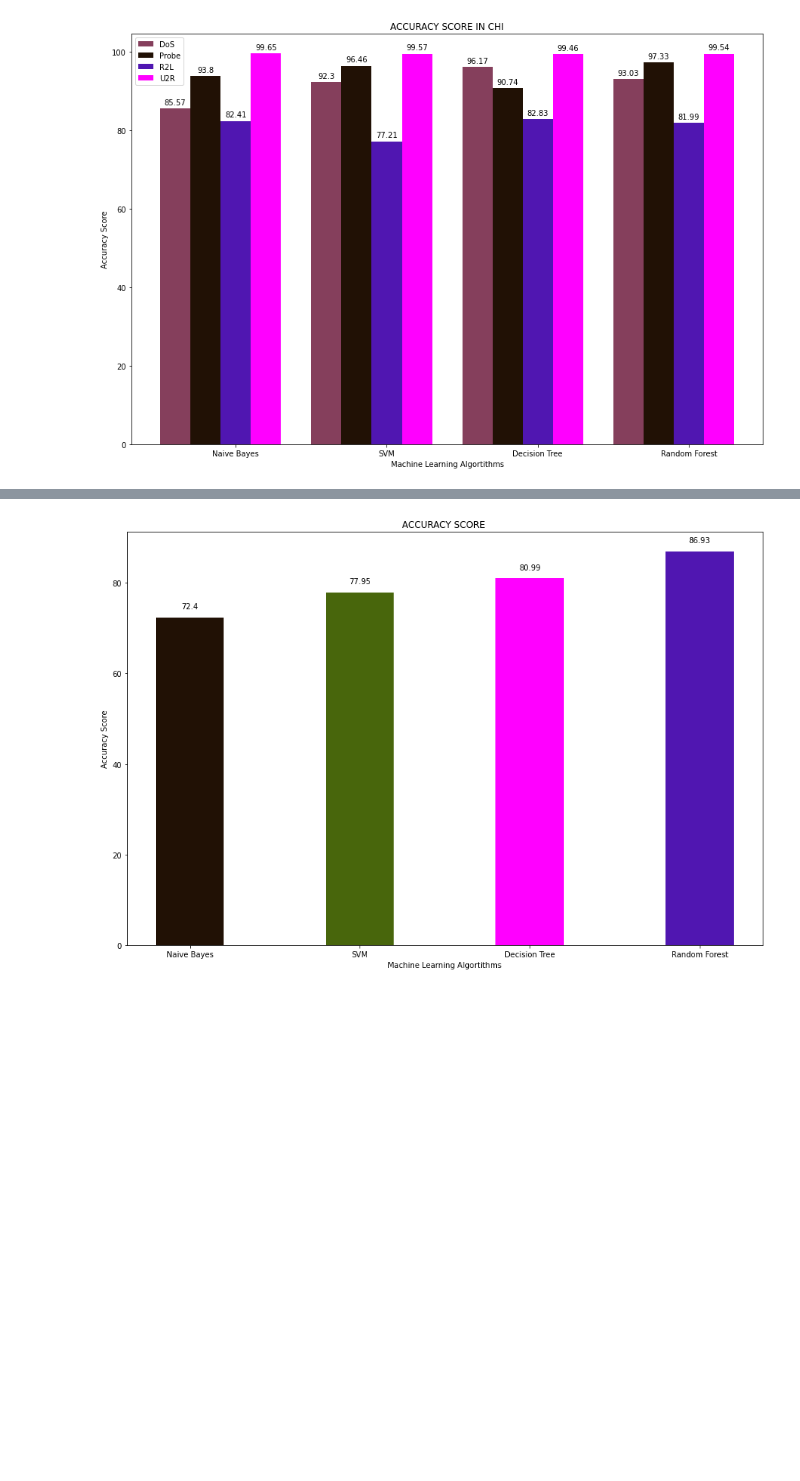
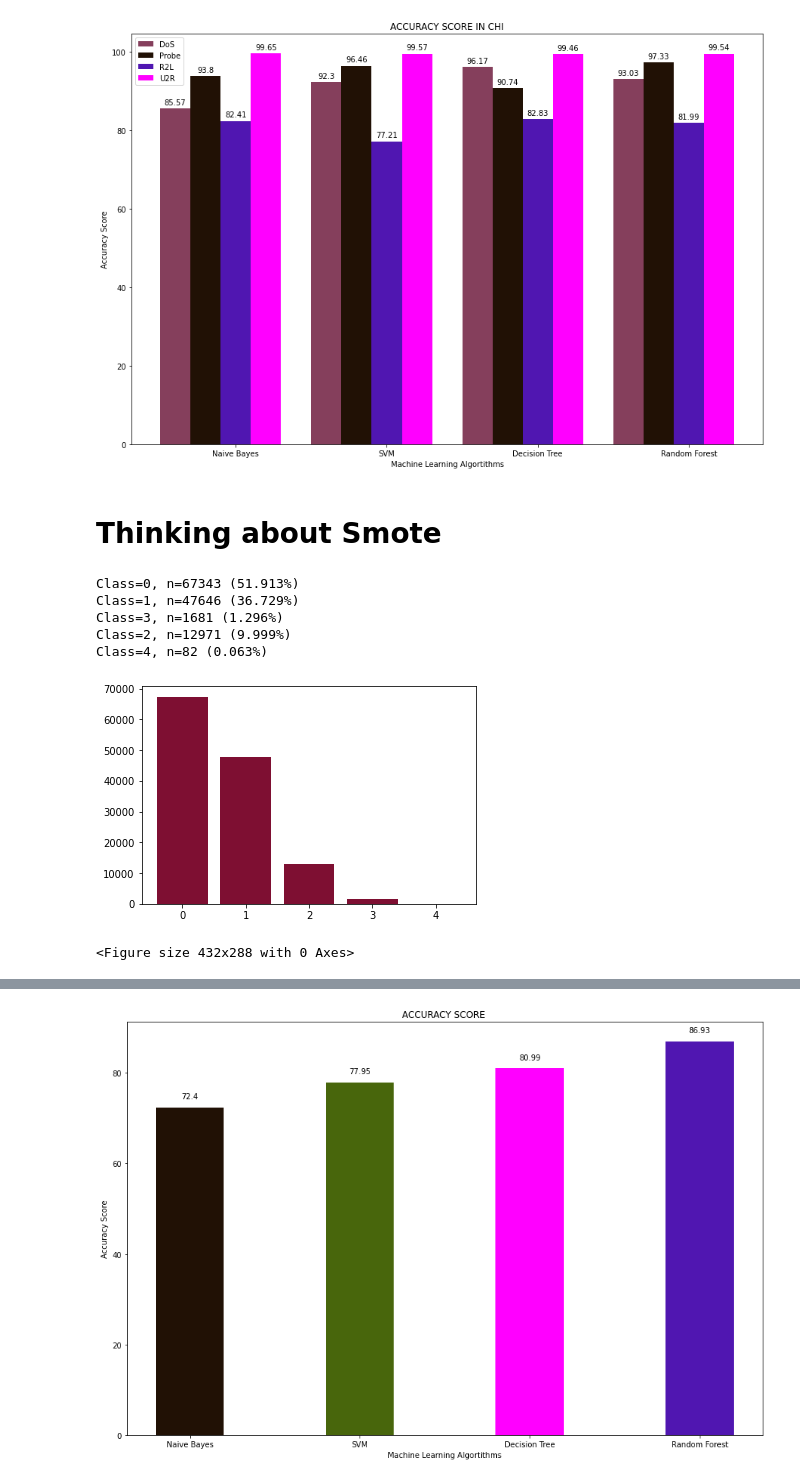
Before and after one commit to Bezes13/LSC, a Jupyter notebook: Projekt_NIDS/NIDS_Belzer_Wendt_main.ipynb, the cells around one changed output, grey strips where cells are left out. Cells and saved outputs as stored; diff of their text form; code cells hidden in the pictures; blank space fills up the shorter version.

```diff
--- a/Projekt_NIDS/NIDS_Belzer_Wendt_main.ipynb
+++ b/Projekt_NIDS/NIDS_Belzer_Wendt_main.ipynb
@@ -743,3 +742,26 @@ scaler = MinMaxScaler().fit(X_test)
 X_test = scaler.transform(X_test)
 scaler_t = MinMaxScaler().fit(X_train)
 X_train = scaler_t.transform(X_train)
+# %% [markdown]
+# Thinking about Smote
+# %%
+from collections import Counter
+df_train_data=df_train.values
+X_before, y_before = df_train_data[:, :-1], df_train_data[:, -1]
+counter = Counter(y_before)
+for k,v in counter.items():
+	per = v / len(y_before) * 100
+	print('Class=%d, n=%d (%.3f%%)' % (k, v, per))
+# plot the distribution
+plt.bar(counter.keys(), counter.values(),color="#7E0F32")
+
+plt.show()
+plt.savefig("Label distribution",dpi=500)
+# %% [output]
+Class=0, n=67343 (51.913%)
+Class=1, n=47646 (36.729%)
+Class=3, n=1681 (1.296%)
+Class=2, n=12971 (9.999%)
+Class=4, n=82 (0.063%)
+[figure, added]
+<Figure size 432x288 with 0 Axes>
```
Also changed, not shown: parts of 10 cells of this notebook.
